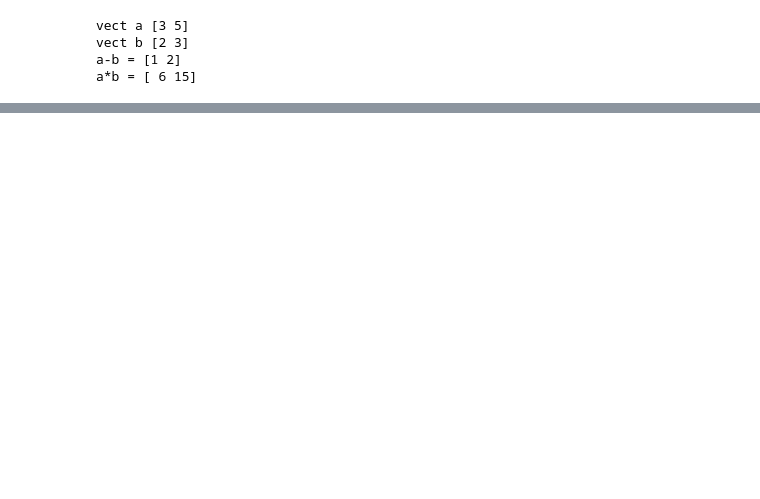
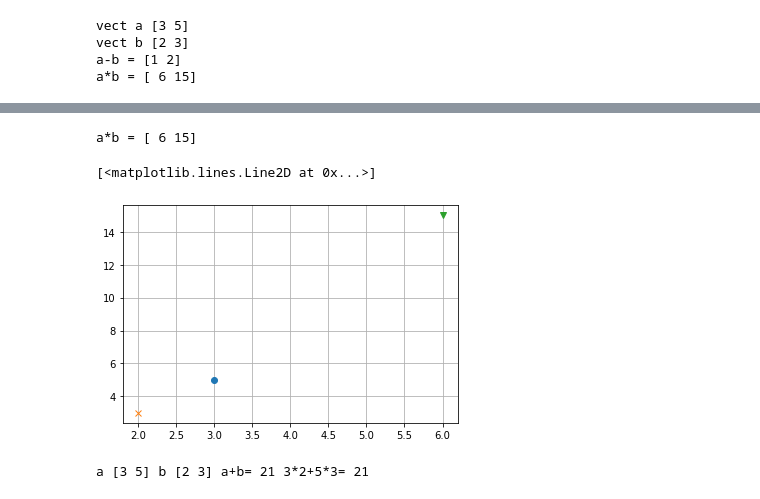
Before and after one commit to larikhin/Data_Analysis_ML, a Jupyter notebook: 19 linear_regres/vectors.ipynb, the cells around one changed output, grey strips where cells are left out. Saved outputs shown, nothing was run; the diff lists cells and outputs as text; code cells hidden in the pictures; blank space fills up the shorter version.

```diff
--- a/19 linear_regres/vectors.ipynb
+++ b/19 linear_regres/vectors.ipynb
@@ -70,0 +73,16 @@ array([2, 5])
+# %%
+print('a*b =', e)
+plt.grid()
+plt.plot(a[0],a[1],'o')
+plt.plot(b[0],b[1],'x')
+plt.plot(e[0],e[1],'v')
+# %% [output]
+a*b = [ 6 15]
+[<matplotlib.lines.Line2D at 0x...>]
+[figure, added]
+# %%
+# скалярное произведение 2х векторов
+sk = np.dot(a,b)
+print('a',a,'b',b,'a+b=',sk, '3*2+5*3=',3*2+5*3)
+# %% [output]
+a [3 5] b [2 3] a+b= 21 3*2+5*3= 21
```
Also changed, not shown: parts of 12 cells of this notebook.
